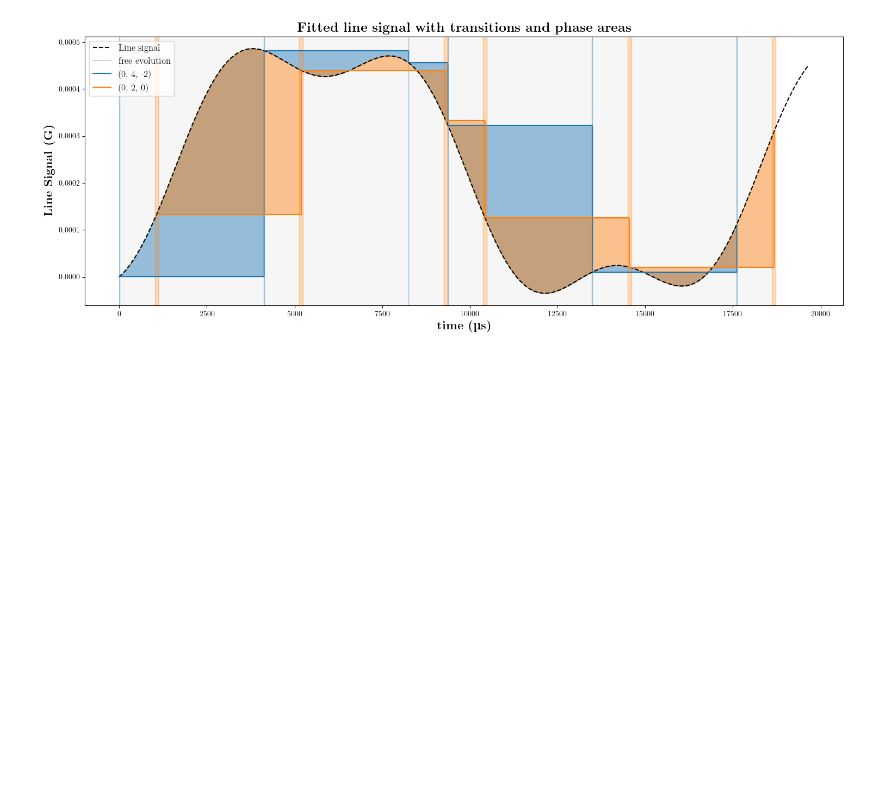
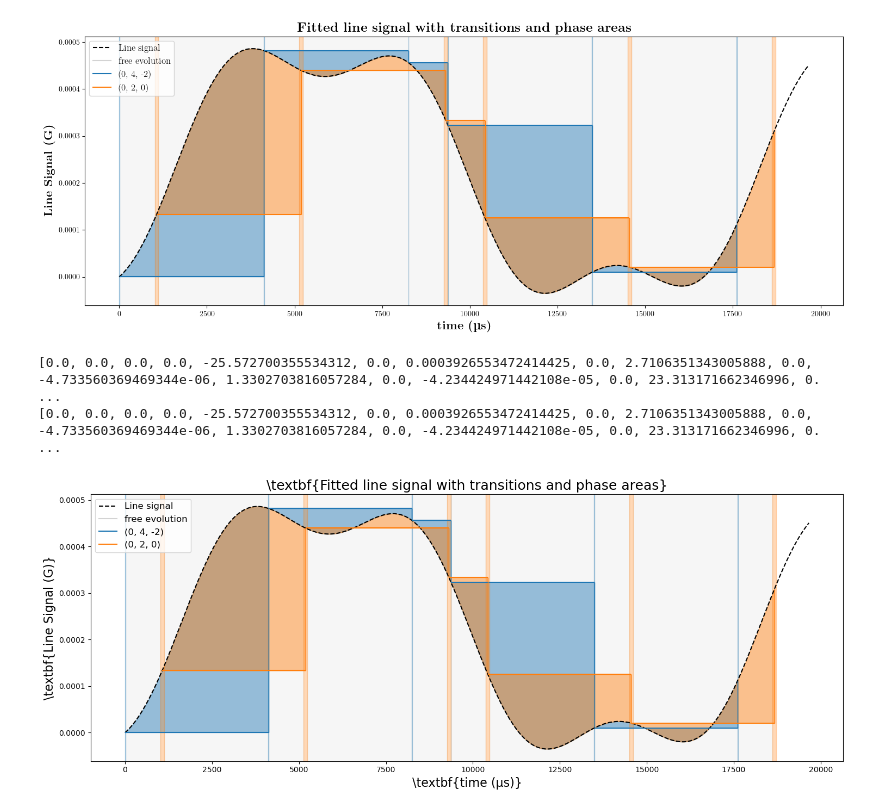
Before and after one commit to GauravTathed/PhD_python_scripts, a Jupyter notebook: LineSignal_charaterization/Line_signal_charaterization_with_qubitRamsey.ipynb, the cells around one changed output. Drawn from its saved outputs; the diff is of its cells as text; code cells hidden in the pictures; blank space fills up the shorter version.

Commit message:
Added bussed ramsey plotters for line signal analysis

```diff
--- a/LineSignal_charaterization/Line_signal_charaterization_with_qubitRamsey.ipynb
+++ b/LineSignal_charaterization/Line_signal_charaterization_with_qubitRamsey.ipynb
@@ -1612,0 +1753,11 @@ print(phases)
+# %%
+pulse_train = [[0,4,-2], [0,0,0], [0,2,0], [0,0,0], [0,4,-2], [0,0,0],[0,2,0], [0,0,0], [0,4,-2], [0,0,0], [0,2,0]]*2
+fractions = [0.5,(np.sin((1000/1e6)*(np.pi/2)))**2, 1, (np.sin((3000/1e6)*(np.pi/2)))**2, 0.5, (np.sin((1000/1e6)*(np.pi/2)))**2, 1, (np.sin((3000/1e6)*(np.pi/2)))**2, 0.5, (np.sin((1000/1e6)*(np.pi/2)))**2, 1]*2
+
+print(compute_phases_from_line_signal(pulse_train, fractions))
+phases, fig = plot_line_shading_and_phase(pulse_train, fractions)
+print(phases)
+# %% [output]
+[0.0, 0.0, 0.0, 0.0, -25.572700355534312, 0.0, 0.0003926553472414425, 0.0, 2.7106351343005888, 0.0, -4.733560369469344e-06, 1.3302703816057284, 0.0, -4.234424971442108e-05, 0.0, 23.313171662346996, 0. ...
+[0.0, 0.0, 0.0, 0.0, -25.572700355534312, 0.0, 0.0003926553472414425, 0.0, 2.7106351343005888, 0.0, -4.733560369469344e-06, 1.3302703816057284, 0.0, -4.234424971442108e-05, 0.0, 23.313171662346996, 0. ...
+[figure, added]
```
Also changed, not shown: parts of 1 cell of this notebook, 3 other files.
